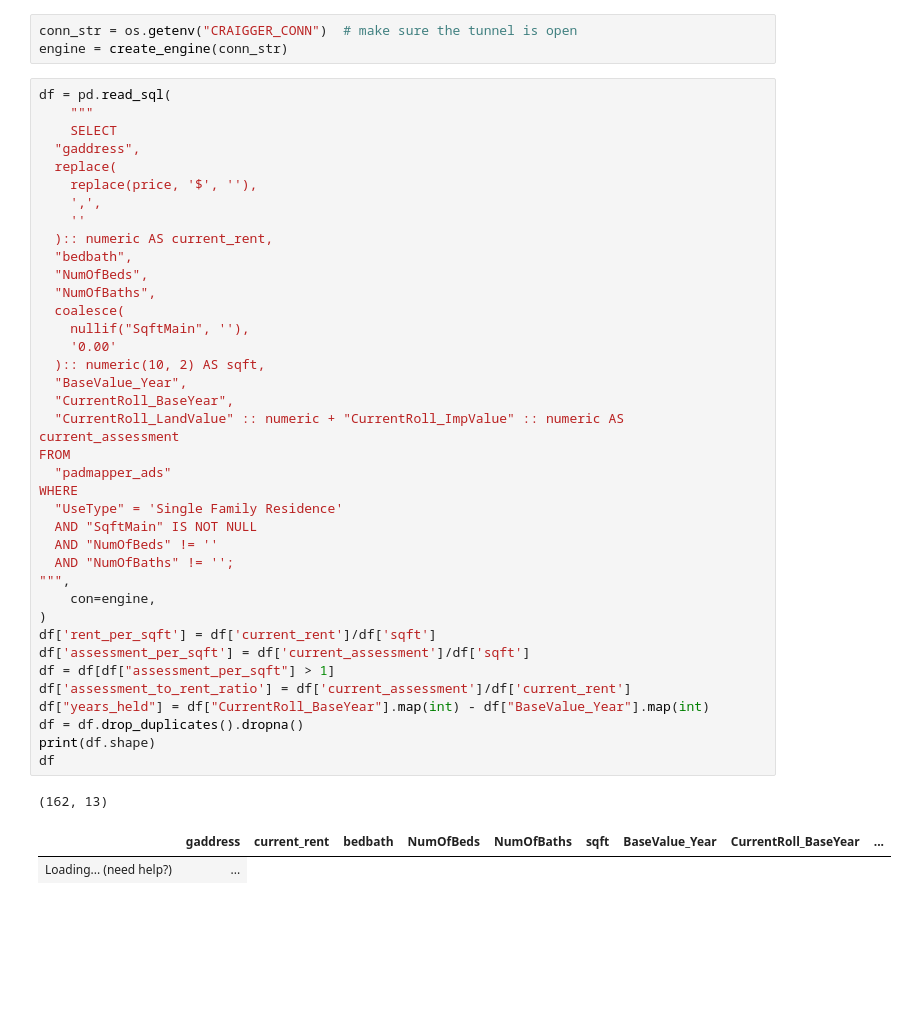
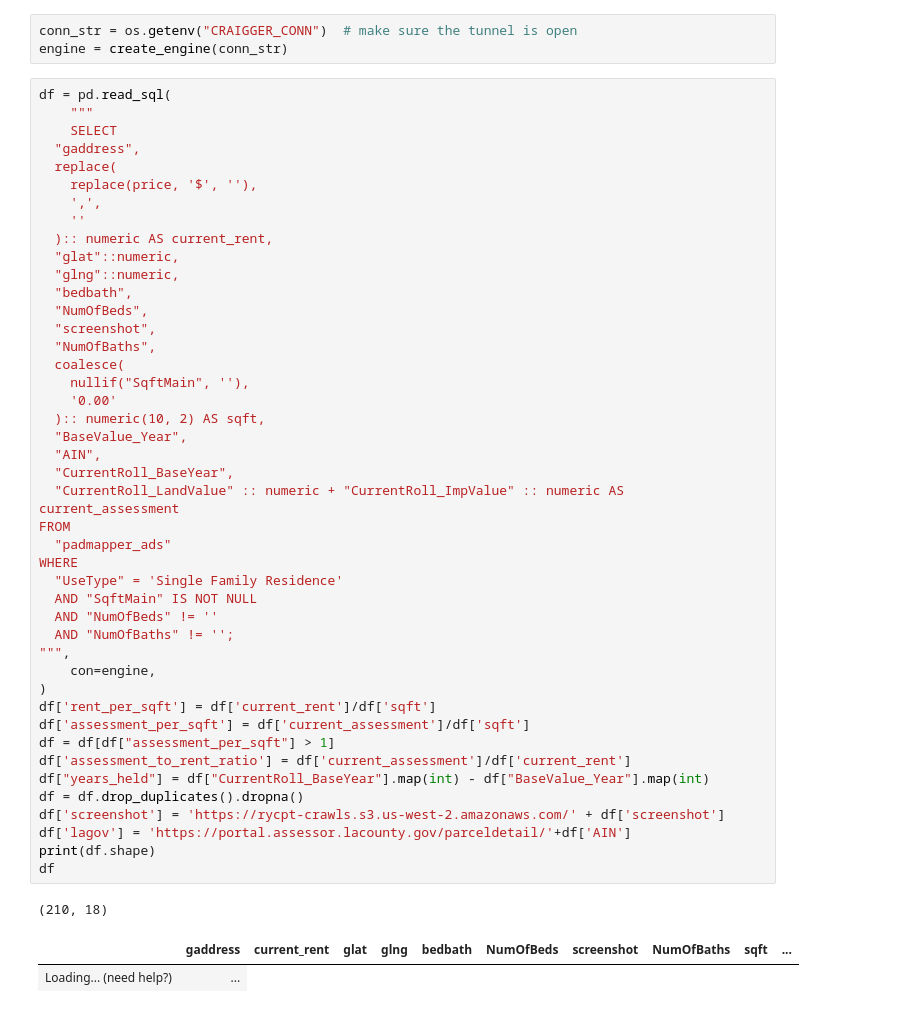
Before and after one commit to rcompton/ryancompton.net, a Jupyter notebook: assets/padmapper.ipynb, the cells around one changed output. Drawn from its saved outputs; the diff is of its cells as text; blank space fills up the shorter version.

```diff
--- a/assets/padmapper.ipynb
+++ b/assets/padmapper.ipynb
@@ -24,37 +24,43 @@ df = pd.read_sql(
     ',',
     ''
   ):: numeric AS current_rent,
+  "glat"::numeric,
+  "glng"::numeric,
   "bedbath",
   "NumOfBeds",
+  "screenshot",
   "NumOfBaths",
   coalesce(
     nullif("SqftMain", ''),
     '0.00'
   ):: numeric(10, 2) AS sqft,
   "BaseValue_Year",
+  "AIN",
   "CurrentRoll_BaseYear",
   "CurrentRoll_LandValue" :: numeric + "CurrentRoll_ImpValue" :: numeric AS current_assessment
 FROM
   "padmapper_ads"
 WHERE
   "UseType" = 'Single Family Residence'
   AND "SqftMain" IS NOT NULL
   AND "NumOfBeds" != ''
   AND "NumOfBaths" != '';
 """,
     con=engine,
 )
 df['rent_per_sqft'] = df['current_rent']/df['sqft']
 df['assessment_per_sqft'] = df['current_assessment']/df['sqft']
 df = df[df["assessment_per_sqft"] > 1]
 df['assessment_to_rent_ratio'] = df['current_assessment']/df['current_rent']
 df["years_held"] = df["CurrentRoll_BaseYear"].map(int) - df["BaseValue_Year"].map(int)
 df = df.drop_duplicates().dropna()
+df['screenshot'] = 'https://rycpt-crawls.s3.us-west-2.amazonaws.com/' + df['screenshot']
+df['lagov'] = 'https://portal.assessor.lacounty.gov/parceldetail/'+df['AIN']
 print(df.shape)
 df
 # %% [output]
-(162, 13)
+(210, 18)
-|  | gaddress | current_rent | bedbath | NumOfBeds | NumOfBaths | sqft | BaseValue_Year | CurrentRoll_BaseYear | ... |
+|  | gaddress | current_rent | glat | glng | bedbath | NumOfBeds | screenshot | NumOfBaths | sqft | ... |
 | Loading... (need help?) | ... |
 # %%
 # loop through each column and plot a displot
```
Also changed, not shown: parts of 4 cells of this notebook, 3 other files.
